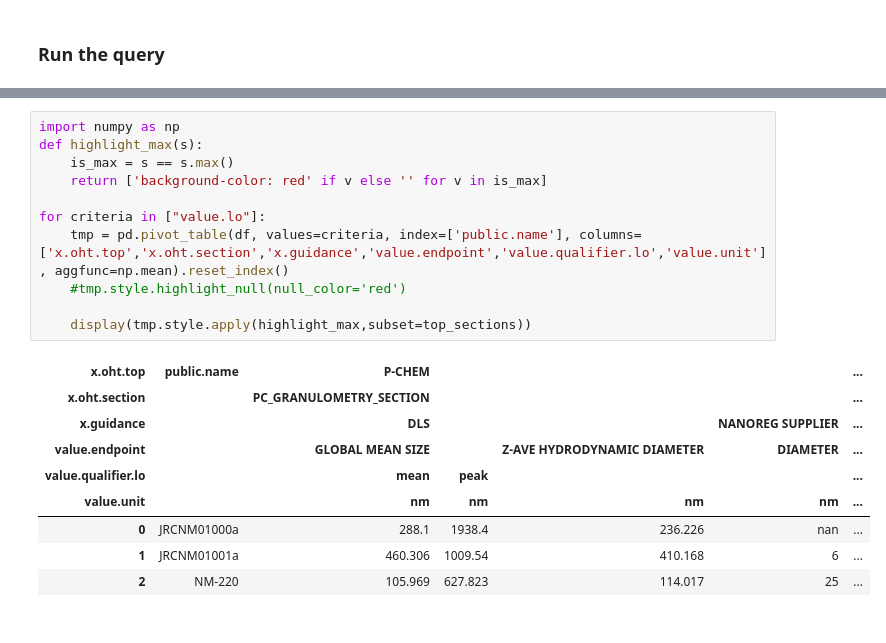
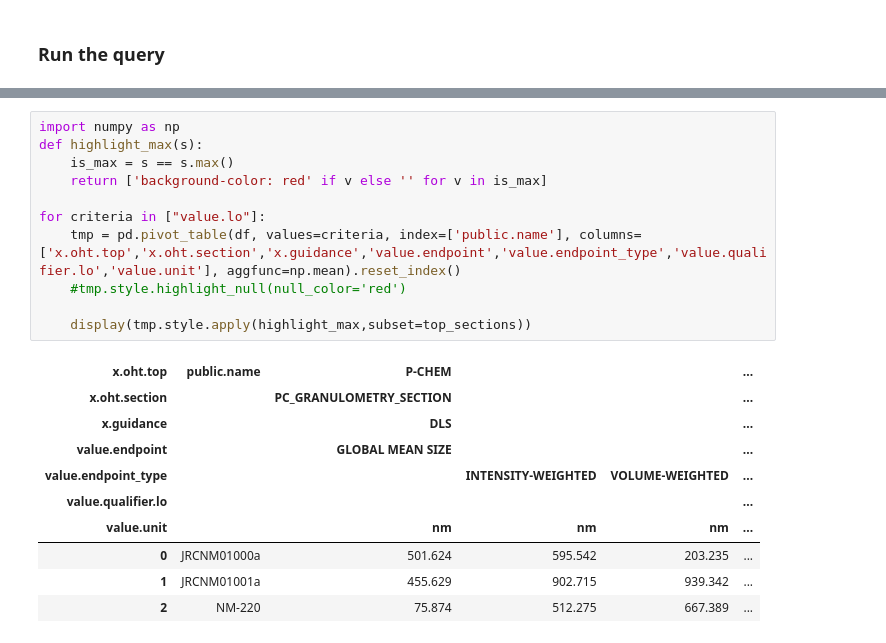
Before and after one commit to ideaconsult/notebooks-ambit, a Jupyter notebook: enanomapper/enanomapper.db.ipynb, the cells around one changed output, grey strips where cells are left out. Drawn from its saved outputs; the diff is of its cells as text.

Commit message:
added endpoint_type column to the query

```diff
--- a/enanomapper/enanomapper.db.ipynb
+++ b/enanomapper/enanomapper.db.ipynb
@@ -151,22 +186,23 @@ df.head()
 # %%
 import numpy as np
 def highlight_max(s):
     is_max = s == s.max()
     return ['background-color: red' if v else '' for v in is_max]
 
 for criteria in ["value.lo"]:
-    tmp = pd.pivot_table(df, values=criteria, index=['public.name'], columns=['x.oht.top','x.oht.section','x.guidance','value.endpoint','value.qualifier.lo','value.unit'], aggfunc=np.mean).reset_index()
+    tmp = pd.pivot_table(df, values=criteria, index=['public.name'], columns=['x.oht.top','x.oht.section','x.guidance','value.endpoint','value.endpoint_type','value.qualifier.lo','value.unit'], aggfunc=np.mean).reset_index()
     #tmp.style.highlight_null(null_color='red')
 
     display(tmp.style.apply(highlight_max,subset=top_sections))
 # %% [output]
-| x.oht.top | public.name | P-CHEM |  |  |  | ... |
-| x.oht.section |  | PC_GRANULOMETRY_SECTION |  |  |  | ... |
-| x.guidance |  | DLS |  |  | NANOREG SUPPLIER | ... |
-| value.endpoint |  | GLOBAL MEAN SIZE |  | Z-AVE HYDRODYNAMIC DIAMETER | DIAMETER | ... |
-| value.qualifier.lo |  | mean | peak |  |  | ... |
-| value.unit |  | nm | nm | nm | nm | ... |
-| 0 | JRCNM01000a | 288.1 | 1938.4 | 236.226 | nan | ... |
-| 1 | JRCNM01001a | 460.306 | 1009.54 | 410.168 | 6 | ... |
-| 2 | NM-220 | 105.969 | 627.823 | 114.017 | 25 | ... |
+| x.oht.top | public.name | P-CHEM |  |  | ... |
+| x.oht.section |  | PC_GRANULOMETRY_SECTION |  |  | ... |
+| x.guidance |  | DLS |  |  | ... |
+| value.endpoint |  | GLOBAL MEAN SIZE |  |  | ... |
+| value.endpoint_type |  |  | INTENSITY-WEIGHTED | VOLUME-WEIGHTED | ... |
+| value.qualifier.lo |  |  |  |  | ... |
+| value.unit |  | nm | nm | nm | ... |
+| 0 | JRCNM01000a | 501.624 | 595.542 | 203.235 | ... |
+| 1 | JRCNM01001a | 455.629 | 902.715 | 939.342 | ... |
+| 2 | NM-220 | 75.874 | 512.275 | 667.389 | ... |
 # %%
```
Also changed, not shown: parts of 9 cells of this notebook, 1 other file.
